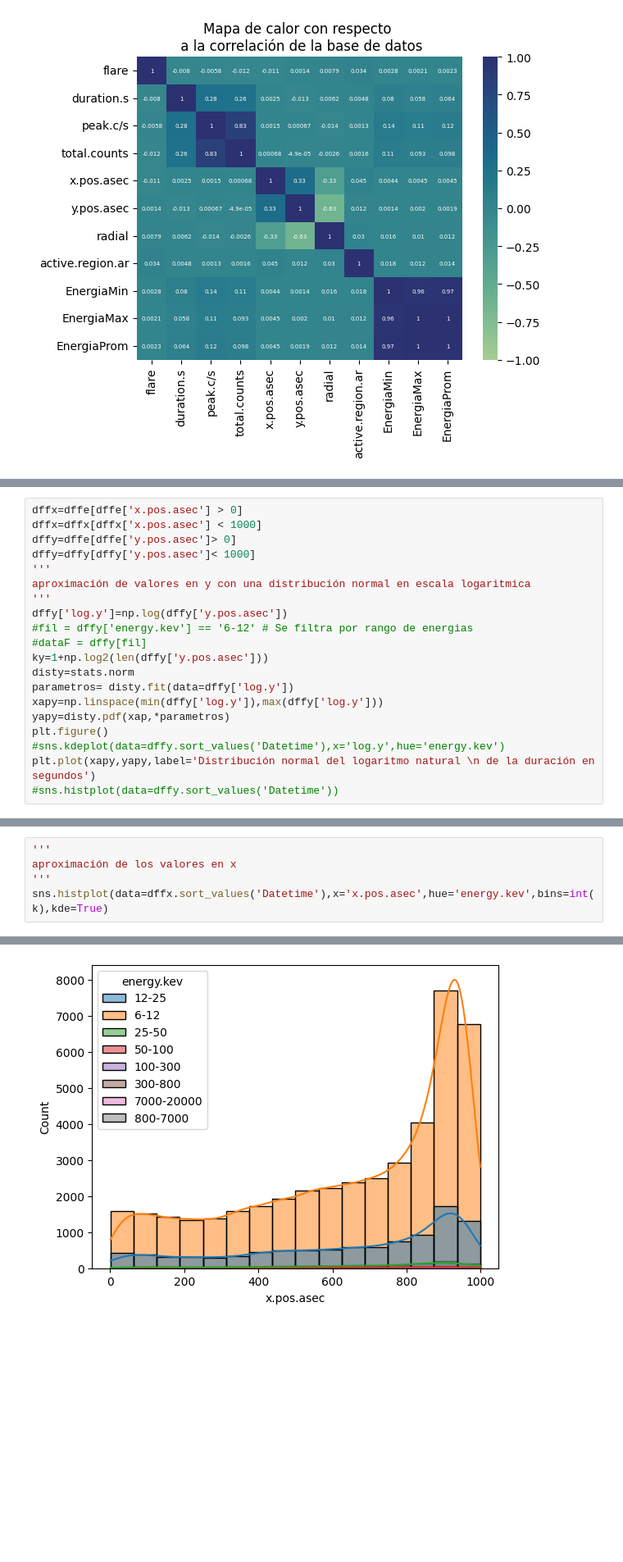
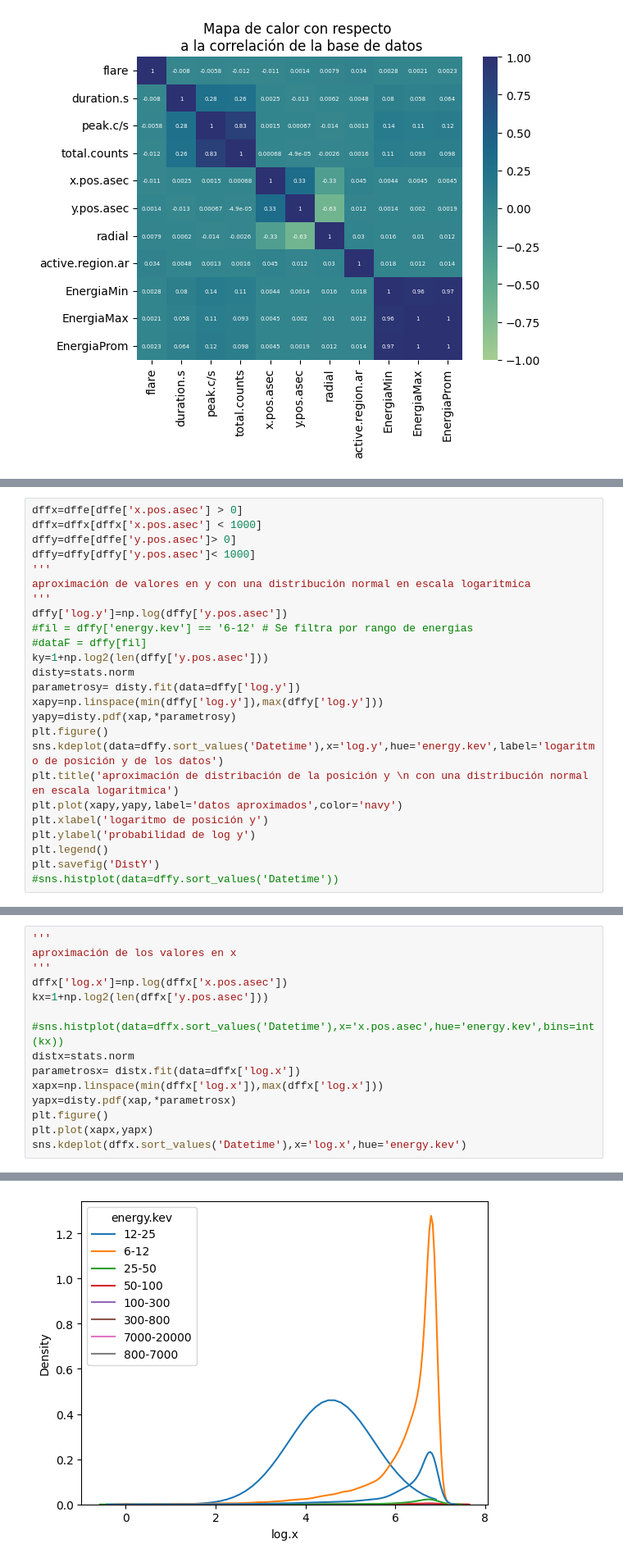
Before and after one commit to Exploratory-Data-Analiysis/Exam_1, a Jupyter notebook: ParcialFC.ipynb, the cells around one changed output, grey strips where cells are left out. Shown at 82% size. Drawn from its saved outputs; the diff is of its cells as text; blank space fills up the shorter version.

```diff
--- a/ParcialFC.ipynb
+++ b/ParcialFC.ipynb
@@ -182,11 +188,16 @@ dffy['log.y']=np.log(dffy['y.pos.asec'])
 #dataF = dffy[fil]
 ky=1+np.log2(len(dffy['y.pos.asec']))
 disty=stats.norm
-parametros= disty.fit(data=dffy['log.y'])
+parametrosy= disty.fit(data=dffy['log.y'])
 xapy=np.linspace(min(dffy['log.y']),max(dffy['log.y']))
-yapy=disty.pdf(xap,*parametros)
+yapy=disty.pdf(xap,*parametrosy)
 plt.figure()
-#sns.kdeplot(data=dffy.sort_values('Datetime'),x='log.y',hue='energy.kev')
-plt.plot(xapy,yapy,label='Distribución normal del logaritmo natural \n de la duración en segundos')
+sns.kdeplot(data=dffy.sort_values('Datetime'),x='log.y',hue='energy.kev',label='logaritmo de posición y de los datos')
+plt.title('aproximación de distribación de la posición y \n con una distribución normal en escala logaritmica')
+plt.plot(xapy,yapy,label='datos aproximados',color='navy')
+plt.xlabel('logaritmo de posición y')
+plt.ylabel('probabilidad de log y')
+plt.legend()
+plt.savefig('DistY')
 #sns.histplot(data=dffy.sort_values('Datetime'))
 # %% [output]
@@ -203,5 +214,15 @@ print(var)
 '''
 aproximación de los valores en x
 '''
-sns.histplot(data=dffx.sort_values('Datetime'),x='x.pos.asec',hue='energy.kev',bins=int(k),kde=True)
+dffx['log.x']=np.log(dffx['x.pos.asec'])
+kx=1+np.log2(len(dffx['y.pos.asec']))
+
+#sns.histplot(data=dffx.sort_values('Datetime'),x='x.pos.asec',hue='energy.kev',bins=int(kx))
+distx=stats.norm
+parametrosx= distx.fit(data=dffx['log.x'])
+xapx=np.linspace(min(dffx['log.x']),max(dffx['log.x']))
+yapx=disty.pdf(xap,*parametrosx)
+plt.figure()
+plt.plot(xapx,yapx)
+sns.kdeplot(dffx.sort_values('Datetime'),x='log.x',hue='energy.kev')
 # %% [output]
@@ -209 +230 @@ sns.histplot(data=dffx.sort_values('Datetime'),x='x.pos.asec',hue='energy.kev',b
-[figure, old version]
+[figure, new version]
```
Also changed, not shown: parts of 5 cells of this notebook.
